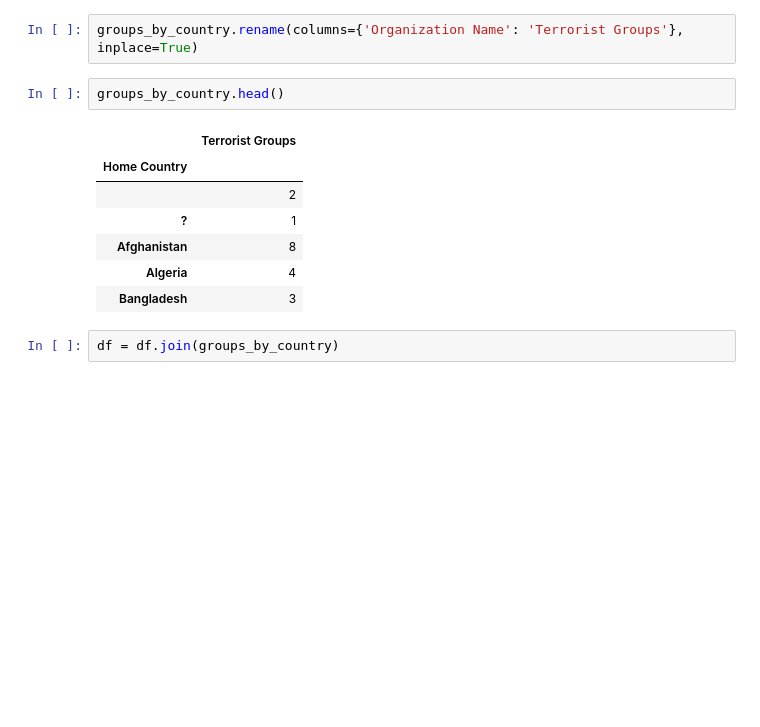
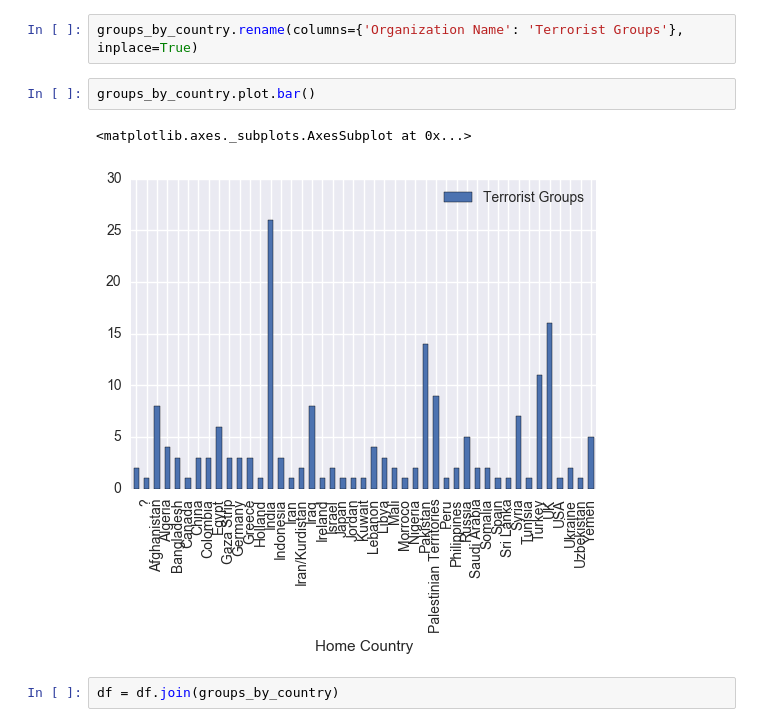
Before and after one commit to altheasmith/ds-homework, a Jupyter notebook: final-project/FinalProject.ipynb, the cells around one changed output. Drawn from its saved outputs; the diff is of its cells as text; blank space fills up the shorter version.

```diff
--- a/final-project/FinalProject.ipynb
+++ b/final-project/FinalProject.ipynb
@@ -80,16 +80,11 @@ The default value for 'return_type' will change to 'axes' in a future release.
 groups_by_country = pd.DataFrame(groups.groupby('Home Country')['Organization Name'].count())
 # %%
 groups_by_country.rename(columns={'Organization Name': 'Terrorist Groups'}, inplace=True)
-# %%
-groups_by_country.head()
-# %% [output]
-|  | Terrorist Groups |
-| Home Country |  |
-|  | 2 |
-| ? | 1 |
-| Afghanistan | 8 |
-| Algeria | 4 |
-| Bangladesh | 3 |
+# %%
+groups_by_country.plot.bar()
+# %% [output]
+<matplotlib.axes._subplots.AxesSubplot at 0x...>
+[figure, added]
 # %%
 df = df.join(groups_by_country)
 # %%
```
Also changed, not shown: 2 other files.
